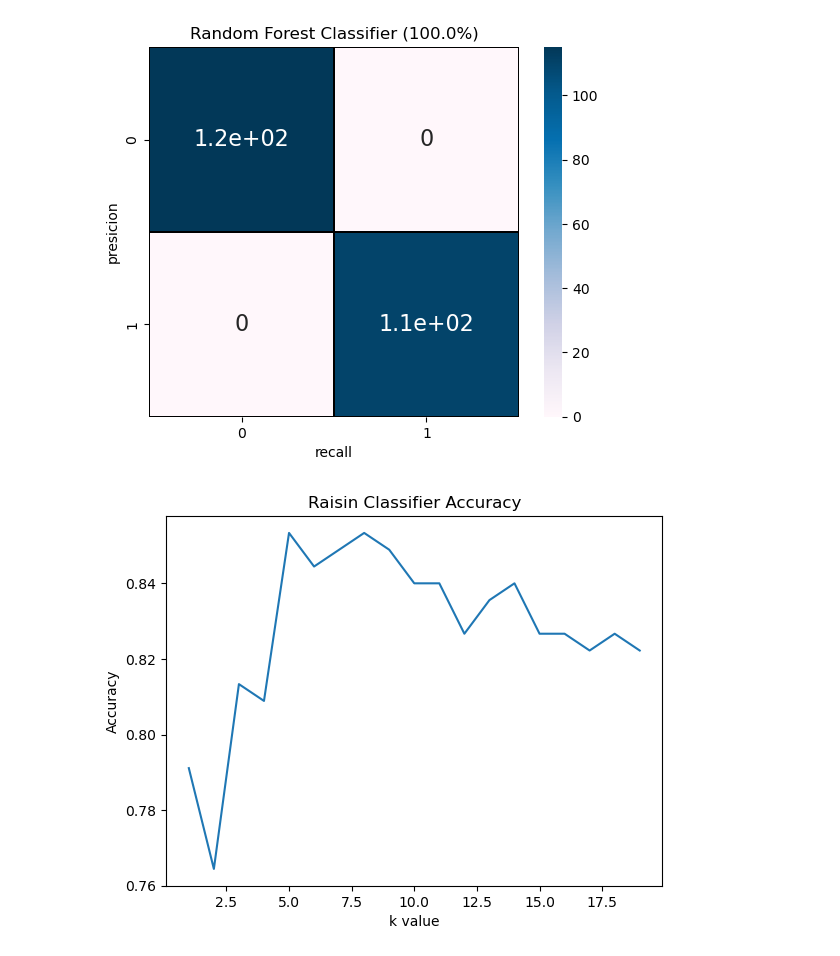
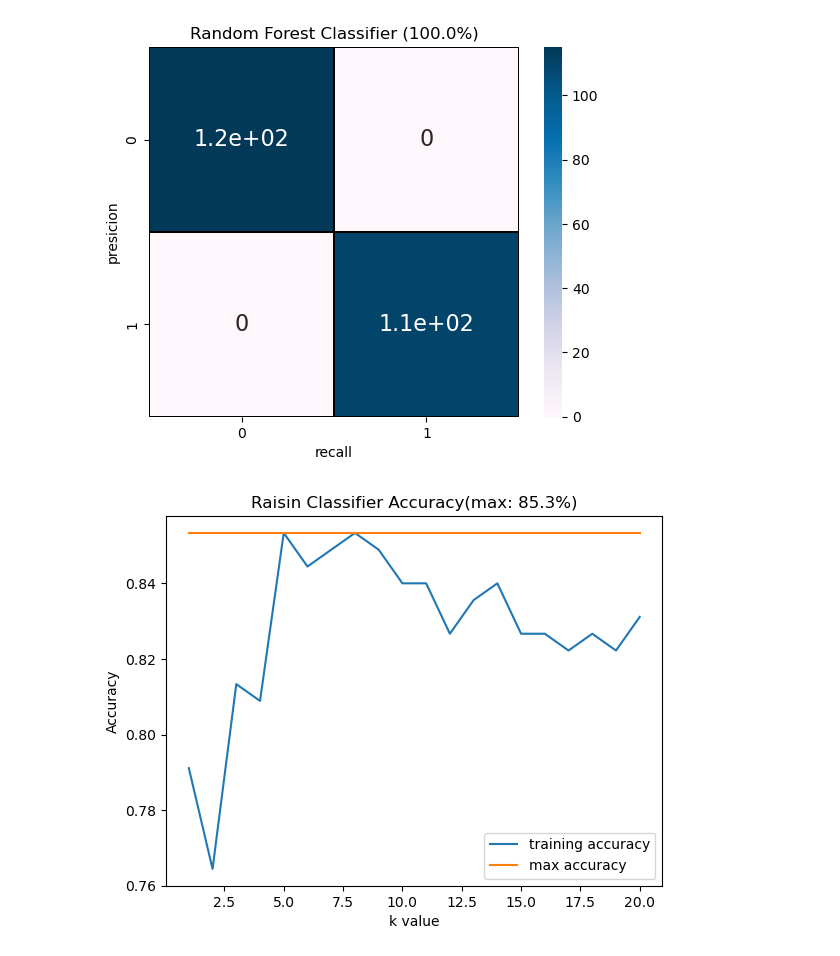
Before and after one commit to wkdguswo16/02_0915_Raisin, a Jupyter notebook: Raisin.ipynb, the cells around one changed output. Drawn from its saved outputs; the diff is of its cells as text; code cells hidden in the pictures.

```diff
--- a/Raisin.ipynb
+++ b/Raisin.ipynb
@@ -195,21 +243,23 @@ estimate_model(rf_clf, "Random Forest Classifier", x_test, y_test)
 # %%
 from sklearn.neighbors import KNeighborsClassifier
 
-k_range = range(1, 20)
+k_range = range(1, 21)
 find_accuracy = []
 
 for k in k_range:
     find_model = KNeighborsClassifier(n_neighbors = k)
     find_model.fit(x_train, y_train.values.ravel())
 
     find_accuracy.append(find_model.score(x_test.values, y_test))
 
 max_accuracy = max(find_accuracy)
 
 plt.plot(k_range, find_accuracy, label="training accuracy")
+plt.plot(k_range, [max_accuracy]*len(k_range), label="max accuracy")
 plt.xlabel("k value")
 plt.ylabel("Accuracy")
-plt.title("Raisin Classifier Accuracy")
+plt.title(f"Raisin Classifier Accuracy(max: {max_accuracy*100:.1f}%)")
+plt.legend()
 plt.show()
 # %% [output]
-[figure, old version]
+[figure, new version]
```
Also changed, not shown: parts of 10 cells of this notebook.
